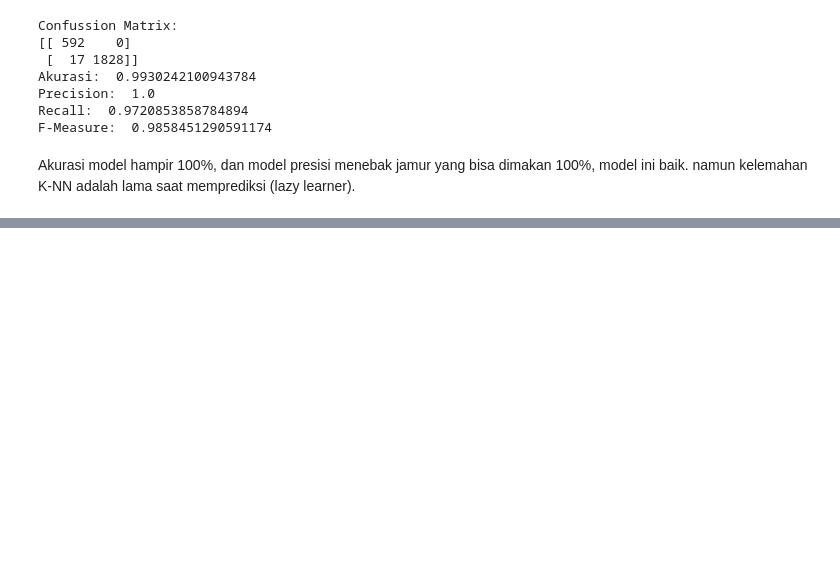
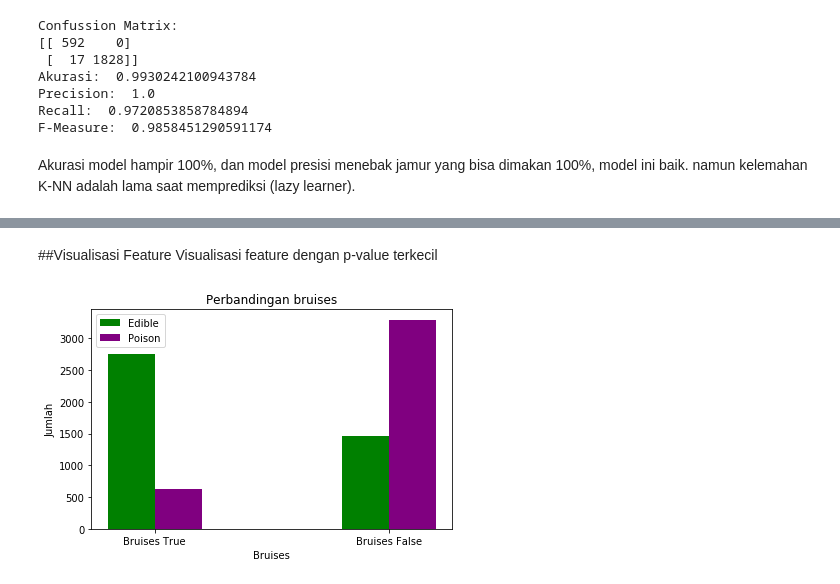
Before and after one commit to ijalalfrz/Mushroom-data-classification-, a Jupyter notebook: Mushroom data classification.ipynb, the cells around one changed output, grey strips where cells are left out. Cells and saved outputs as stored; diff of their text form; code cells hidden in the pictures; blank space fills up the shorter version.

Commit message:
visualisasi data

```diff
--- a/Mushroom data classification.ipynb
+++ b/Mushroom data classification.ipynb
@@ -216,0 +255,42 @@ Akurasi model hampir 100%, dan model presisi menebak jamur yang bisa dimakan 100
+# %% [markdown]
+##Visualisasi Feature
+Visualisasi feature dengan p-value terkecil
+# %%
+import matplotlib.pyplot as plt
+
+#bruises yes
+bt_e = len(df[(df['bruises']=='t') & (df['class']=='e')]['bruises'])
+bt_p = len(df[(df['bruises']=='t') & (df['class']=='p')]['bruises'])
+
+#bruises no
+bn_e = len(df[(df['bruises']=='f') & (df['class']=='e')]['bruises'])
+bn_p = len(df[(df['bruises']=='f') & (df['class']=='p')]['bruises'])
+
+be = (bt_e, bn_e)
+bp = (bt_p, bn_p)
+# create plot
+fig, ax = plt.subplots()
+index = np.arange(2)
+bar_width = 0.2
+opacity = 1
+
+rects1 = plt.bar(index, be, bar_width,
+alpha=opacity,
+color='green',
+label='Edible')
+
+rects2 = plt.bar(index + bar_width, bp, bar_width,
+alpha=opacity,
+color='purple',
+label='Poison')
+
+plt.xlabel('Bruises')
+plt.ylabel('Jumlah')
+plt.title('Perbandingan bruises')
+plt.xticks(index+(bar_width/2), ('Bruises True', 'Bruises False'))
+plt.legend()
+
+plt.tight_layout()
+plt.show()
+# %% [output]
+[figure, added]
```
Also changed, not shown: parts of 19 cells of this notebook, 1 other file.
